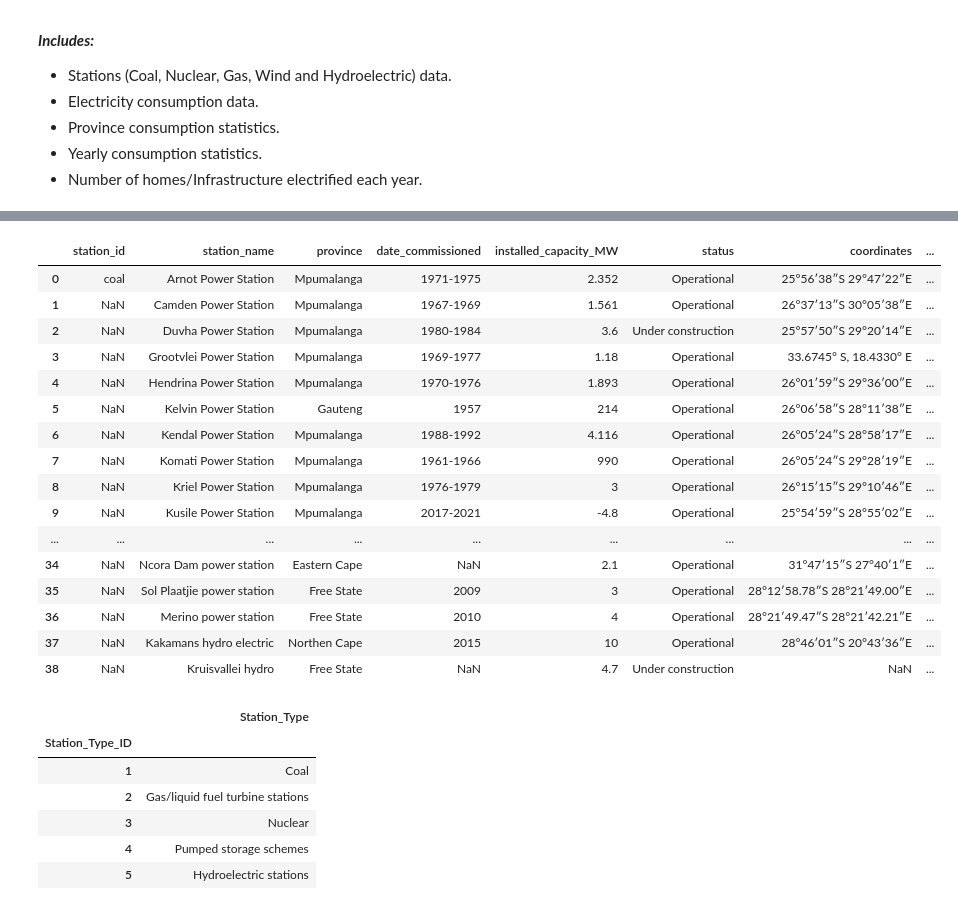
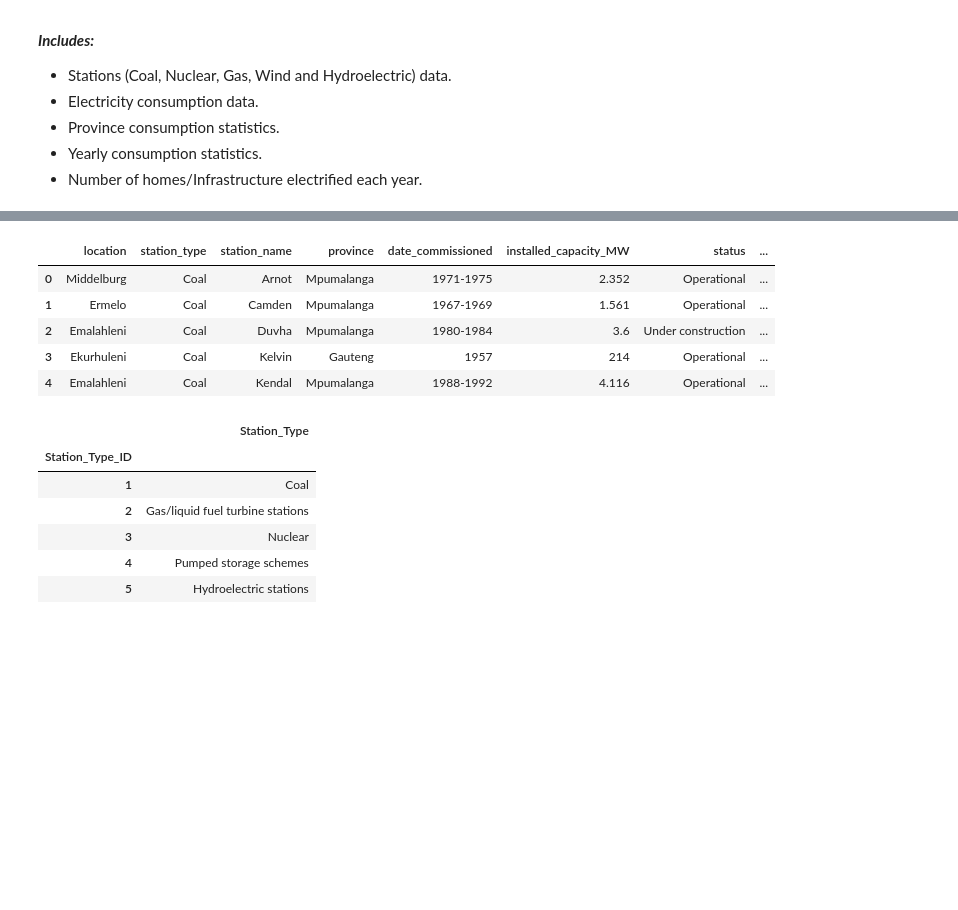
Before and after one commit to Kaekaefx/Group5_Gather_Predict, a Jupyter notebook: new_database.ipynb, the cells around one changed output, grey strips where cells are left out. Cells and saved outputs as stored; diff of their text form; code cells hidden in the pictures; blank space fills up the shorter version.

```diff
--- a/new_database.ipynb
+++ b/new_database.ipynb
@@ -12,14 +12,11 @@ import pandas as pd
 # %% [markdown]
 The given .bak file was converted to csv files containing the database tables. Read the csv file into **Pandas DataFrames**.
 # %%
-all_stations_df1 = pd.read_csv("https://raw.githubusercontent.com/Kaekaefx/Group5_Gather_Predict/master/database_tables_csv/dbo.all_stations.csv")
-all_stations_df2 = pd.read_csv("https://raw.githubusercontent.com/Kaekaefx/Group5_Gather_Predict/master/Power%20Stations%20-%20Sheet1.csv")
+all_stations_df = pd.read_csv("https://raw.githubusercontent.com/Kaekaefx/Group5_Gather_Predict/master/Power%20Stations%20-%20Sheet1.csv")
 station_type_df = pd.read_csv("https://raw.githubusercontent.com/Kaekaefx/Group5_Gather_Predict/master/database_tables_csv/dbo.Station_Type.csv", index_col="Station_Type_ID")
-stations_table_df = pd.read_csv("https://raw.githubusercontent.com/Kaekaefx/Group5_Gather_Predict/master/database_tables_csv/dbo.Stations_table.csv", index_col="Station_ID")
 province_table_df = pd.read_csv("https://raw.githubusercontent.com/Kaekaefx/Group5_Gather_Predict/master/database_tables_csv/dbo.Province%20Table%20.csv", index_col="Province_ID")
 province_electrification_df = pd.read_csv("https://raw.githubusercontent.com/Kaekaefx/Group5_Gather_Predict/master/database_tables_csv/dbo.province_electrification.csv")
 electricity_generated_df = pd.read_csv("https://raw.githubusercontent.com/Kaekaefx/Group5_Gather_Predict/master/database_tables_csv/dbo.electricity_generated.csv")
-eskom_df = pd.read_csv("https://raw.githubusercontent.com/Kaekaefx/Group5_Gather_Predict/master/database_tables_csv/dbo.eskom.csv")
 population_df = pd.read_csv('https://raw.githubusercontent.com/Kaekaefx/Group5_Gather_Predict/master/database_tables_csv/dbo.Population.csv')
 year_on_year_change_df = pd.read_csv("https://raw.githubusercontent.com/Kaekaefx/Group5_Gather_Predict/master/database_tables_csv/dbo.year_on_year_change(jan_2015%20-%20jun_2019)%20-%20Sheet1.csv")
 # %% [markdown]
@@ -59,23 +36,12 @@ all_stations_df1
 # %%
-all_stations_df2.head()
+all_stations_df.head()
 # %% [output]
-|  | station_id | station_name | province | date_commissioned | installed_capacity_MW | status | coordinates | ... |
-| 0 | coal | Arnot Power Station | Mpumalanga | 1971-1975 | 2.352 | Operational | 25°56′38″S 29°47′22″E | ... |
-| 1 | NaN | Camden Power Station | Mpumalanga | 1967-1969 | 1.561 | Operational | 26°37′13″S 30°05′38″E | ... |
-| 2 | NaN | Duvha Power Station | Mpumalanga | 1980-1984 | 3.6 | Under construction | 25°57′50″S 29°20′14″E | ... |
-| 3 | NaN | Grootvlei Power Station | Mpumalanga | 1969-1977 | 1.18 | Operational | 33.6745° S, 18.4330° E | ... |
-| 4 | NaN | Hendrina Power Station | Mpumalanga | 1970-1976 | 1.893 | Operational | 26°01′59″S 29°36′00″E | ... |
-| 5 | NaN | Kelvin Power Station | Gauteng | 1957 | 214 | Operational | 26°06′58″S 28°11′38″E | ... |
-| 6 | NaN | Kendal Power Station | Mpumalanga | 1988-1992 | 4.116 | Operational | 26°05′24″S 28°58′17″E | ... |
-| 7 | NaN | Komati Power Station | Mpumalanga | 1961-1966 | 990 | Operational | 26°05′24″S 29°28′19″E | ... |
-| 8 | NaN | Kriel Power Station | Mpumalanga | 1976-1979 | 3 | Operational | 26°15′15″S 29°10′46″E | ... |
-| 9 | NaN | Kusile Power Station | Mpumalanga | 2017-2021 | -4.8 | Operational | 25°54′59″S 28°55′02″E | ... |
-| ... | ... | ... | ... | ... | ... | ... | ... | ... |
-| 34 | NaN | Ncora Dam power station | Eastern Cape | NaN | 2.1 | Operational | 31°47′15″S 27°40′1″E | ... |
-| 35 | NaN | Sol Plaatjie power station | Free State | 2009 | 3 | Operational | 28°12′58.78″S 28°21′49.00″E | ... |
-| 36 | NaN | Merino power station | Free State | 2010 | 4 | Operational | 28°21′49.47″S 28°21′42.21″E | ... |
-| 37 | NaN | Kakamans hydro electric | Northen Cape | 2015 | 10 | Operational | 28°46′01″S 20°43′36″E | ... |
-| 38 | NaN | Kruisvallei hydro | Free State | NaN | 4.7 | Under construction | NaN | ... |
+|  | location | station_type | station_name | province | date_commissioned | installed_capacity_MW | status | ... |
+| 0 | Middelburg | Coal | Arnot | Mpumalanga | 1971-1975 | 2.352 | Operational | ... |
+| 1 | Ermelo | Coal | Camden | Mpumalanga | 1967-1969 | 1.561 | Operational | ... |
+| 2 | Emalahleni | Coal | Duvha | Mpumalanga | 1980-1984 | 3.6 | Under construction | ... |
+| 3 | Ekurhuleni | Coal | Kelvin | Gauteng | 1957 | 214 | Operational | ... |
+| 4 | Emalahleni | Coal | Kendal | Mpumalanga | 1988-1992 | 4.116 | Operational | ... |
 # %%
 station_type_df.head()
 # %% [output]
```
Also changed, not shown: parts of 3 cells of this notebook.
